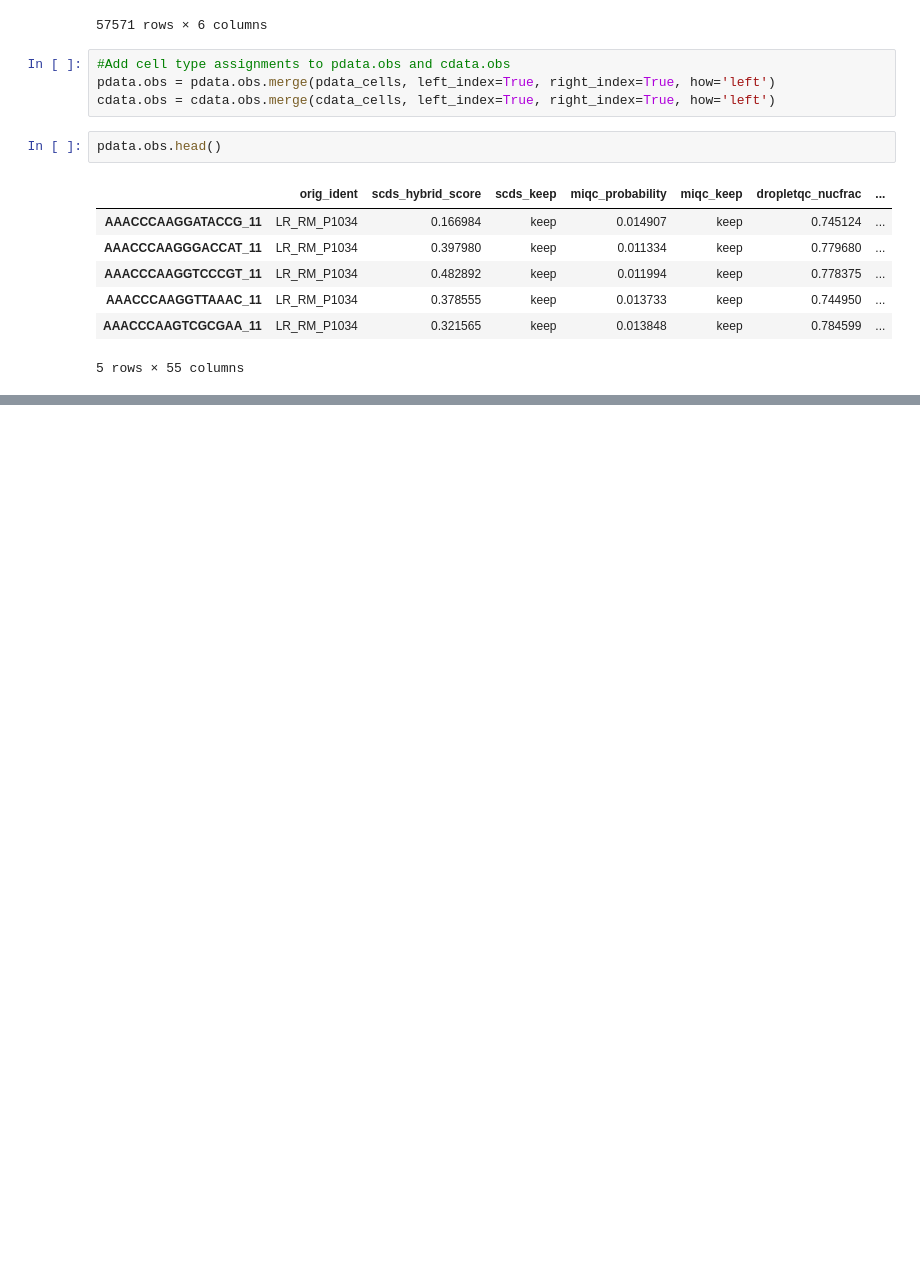
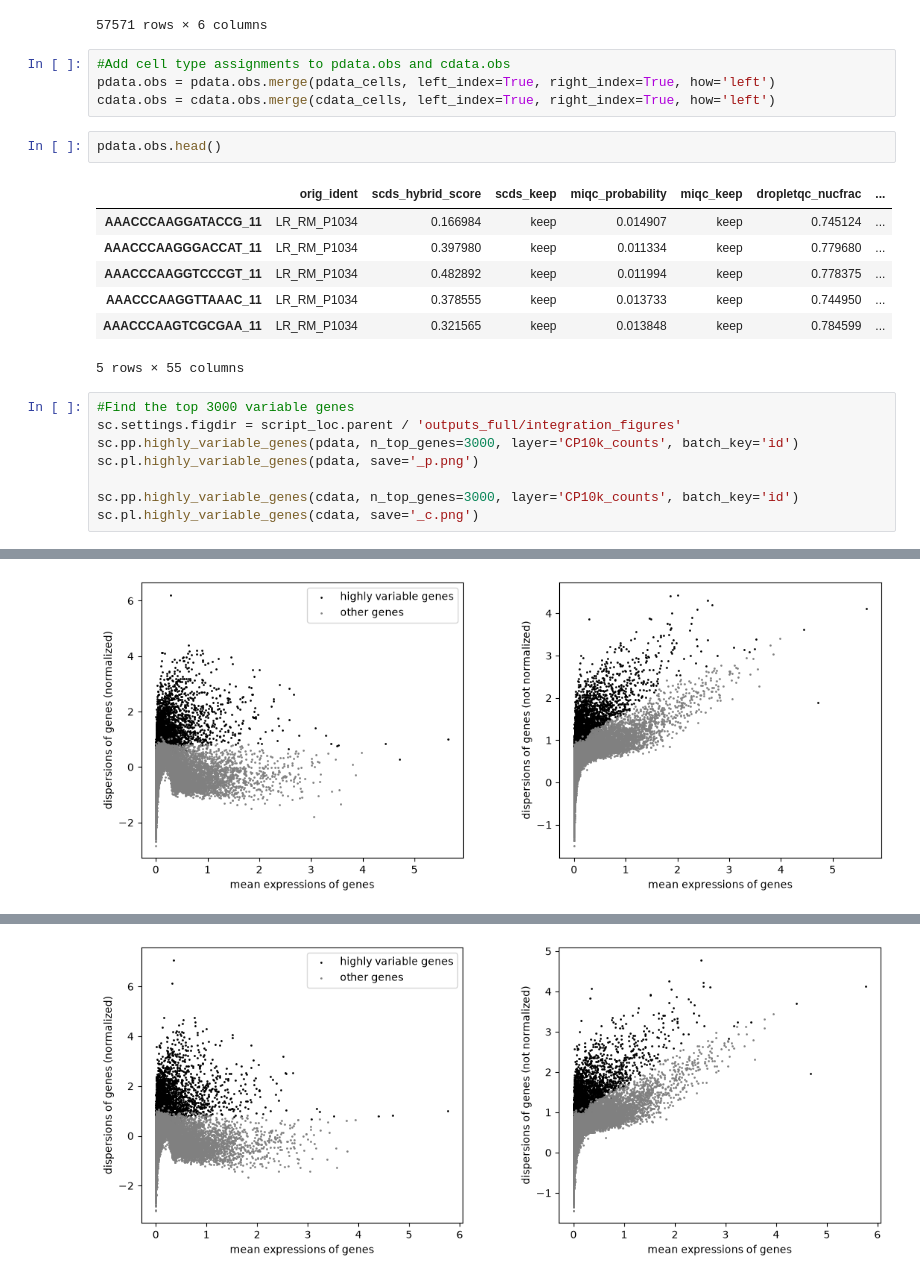
Before and after one commit to danielle-daneuro/Microglia-Subtypes-in-OUD, a Jupyter notebook: notebooks/f02_celltype_annotation.ipynb, the cells around one changed output, grey strips where cells are left out. Cells and saved outputs as stored; diff of their text form; blank space fills up the shorter version.

Commit message:
HV and PC calculations, UMAP plots

```diff
--- a/notebooks/f02_celltype_annotation.ipynb
+++ b/notebooks/f02_celltype_annotation.ipynb
@@ -111,3 +110,12 @@ pdata.obs.head()
 | AAACCCAAGGTTAAAC_11 | LR_RM_P1034 | 0.378555 | keep | 0.013733 | keep | 0.744950 | ... |
 | AAACCCAAGTCGCGAA_11 | LR_RM_P1034 | 0.321565 | keep | 0.013848 | keep | 0.784599 | ... |
 5 rows × 55 columns
+# %%
+#Find the top 3000 variable genes
+sc.settings.figdir = script_loc.parent / 'outputs_full/integration_figures'
+sc.pp.highly_variable_genes(pdata, n_top_genes=3000, layer='CP10k_counts', batch_key='id')
+sc.pl.highly_variable_genes(pdata, save='_p.png')
+
+sc.pp.highly_variable_genes(cdata, n_top_genes=3000, layer='CP10k_counts', batch_key='id')
+sc.pl.highly_variable_genes(cdata, save='_c.png')
+# %% [output]
@@ -113,0 +123 @@ pdata.obs.head()
+[figure, added]
@@ -113,0 +125 @@ pdata.obs.head()
+[figure, added]
```
Also changed, not shown: parts of 7 cells of this notebook.
